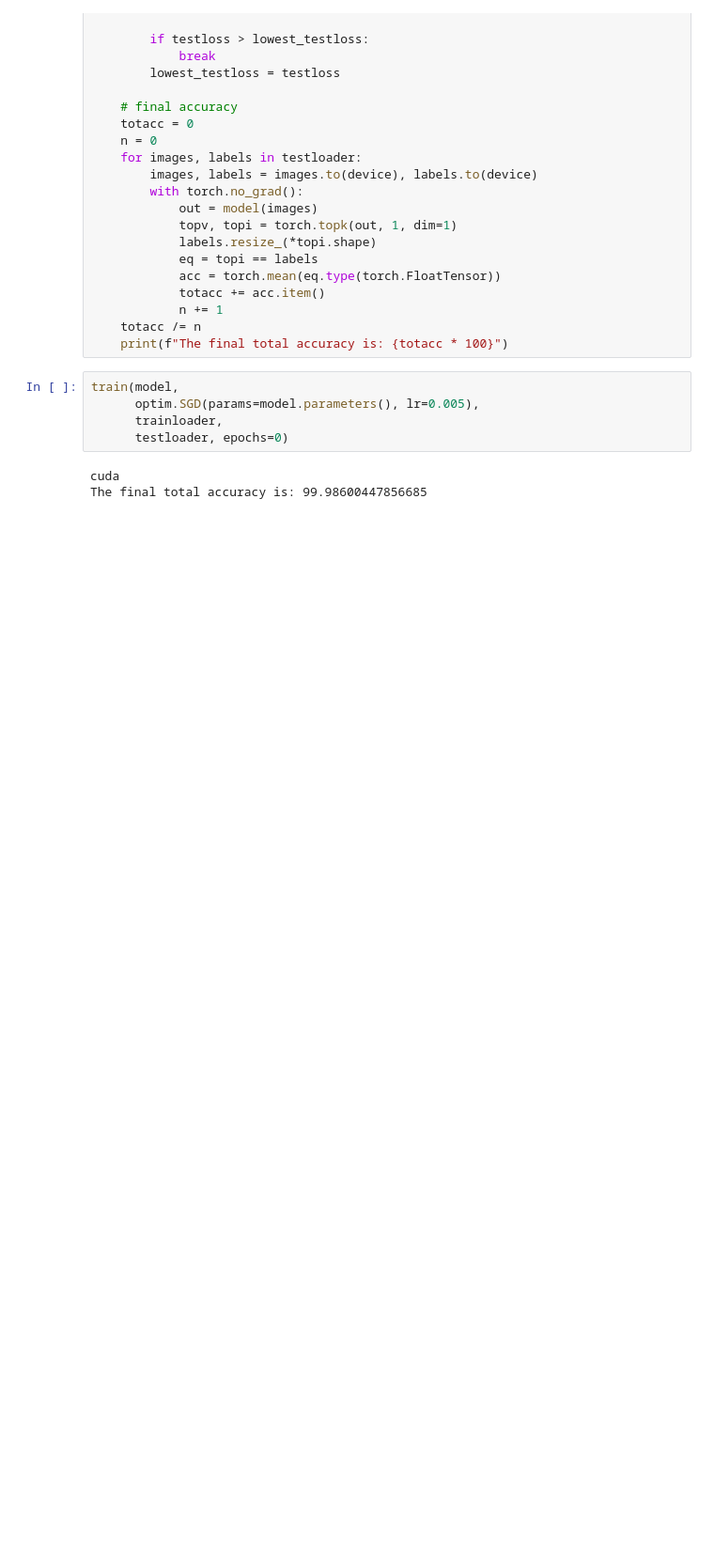
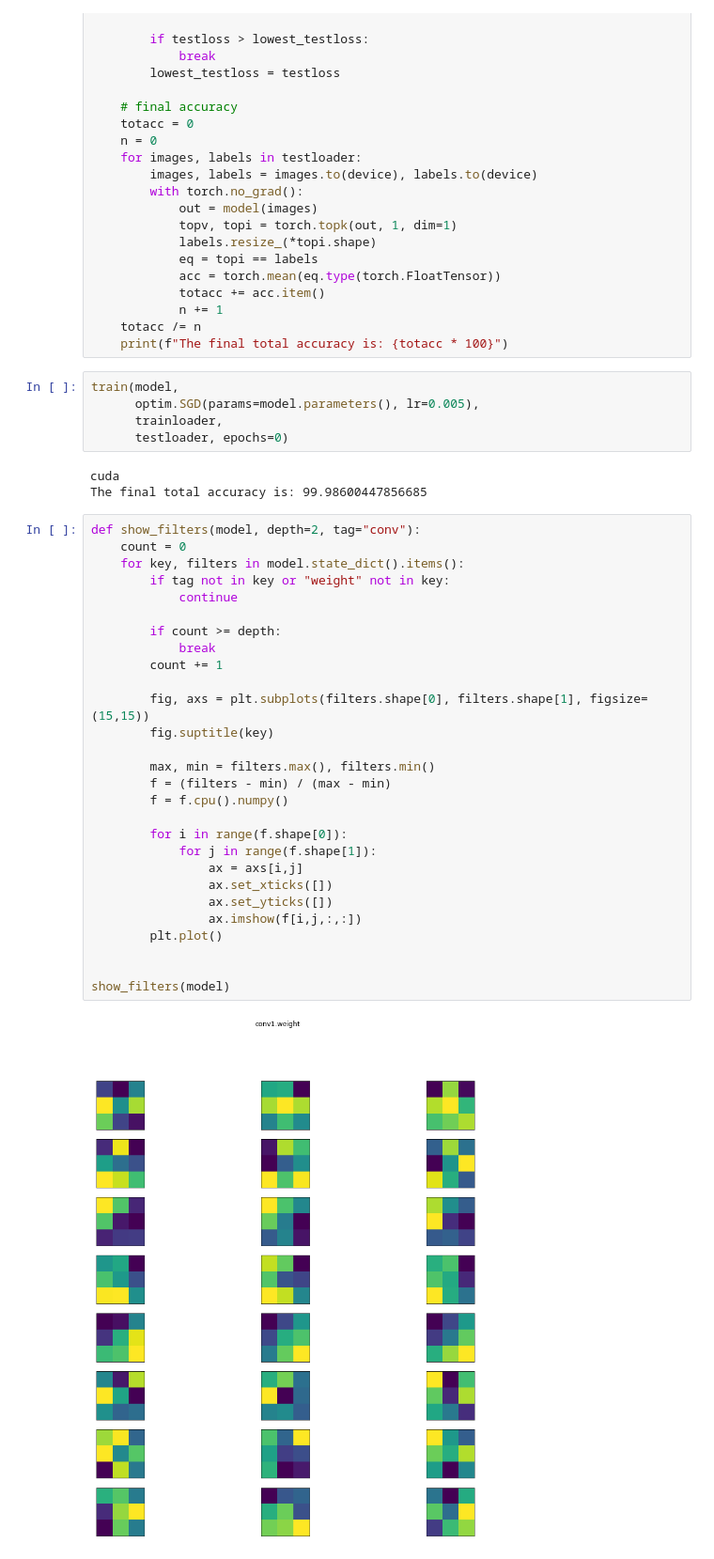
Before and after one commit to pvdklei/modelsmakemodels, a Jupyter notebook: pepijn/pipeline.ipynb, the cells around one changed output. Shown at 94% size. Cells and saved outputs as stored; diff of their text form; blank space fills up the shorter version.

```diff
--- a/pepijn/pipeline.ipynb
+++ b/pepijn/pipeline.ipynb
@@ -138,3 +138,33 @@ train(model,
 # %% [output]
 cuda
 The final total accuracy is: 99.98600447856685
+# %%
+def show_filters(model, depth=2, tag="conv"):
+    count = 0
+    for key, filters in model.state_dict().items():
+        if tag not in key or "weight" not in key:
+            continue
+
+        if count >= depth:
+            break
+        count += 1
+
+        fig, axs = plt.subplots(filters.shape[0], filters.shape[1], figsize=(15,15))
+        fig.suptitle(key)
+
+        max, min = filters.max(), filters.min()
+        f = (filters - min) / (max - min)
+        f = f.cpu().numpy()
+
+        for i in range(f.shape[0]):
+            for j in range(f.shape[1]):
+                ax = axs[i,j]
+                ax.set_xticks([])
+                ax.set_yticks([])
+                ax.imshow(f[i,j,:,:])
+        plt.plot()
+
+
+show_filters(model)
+# %% [output]
+[figure, added]
```
Also changed, not shown: parts of 1 cell of this notebook.
